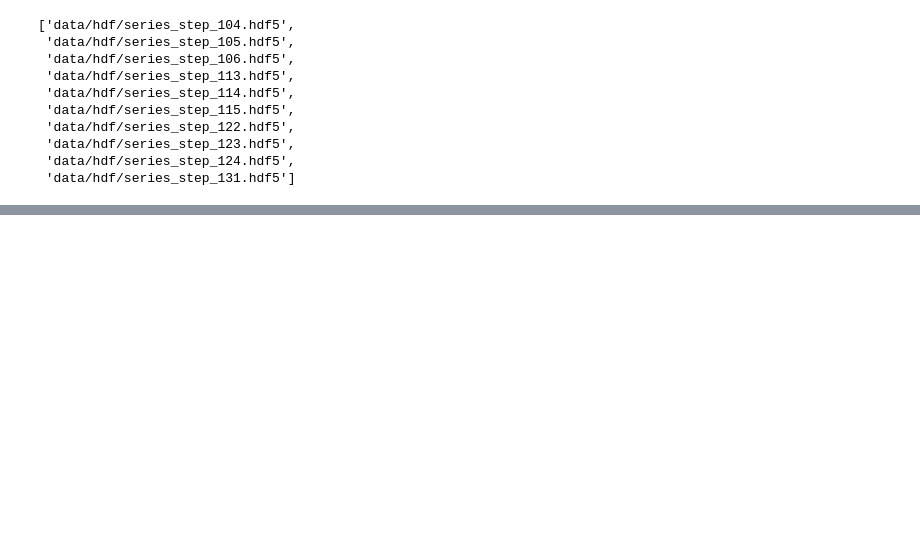
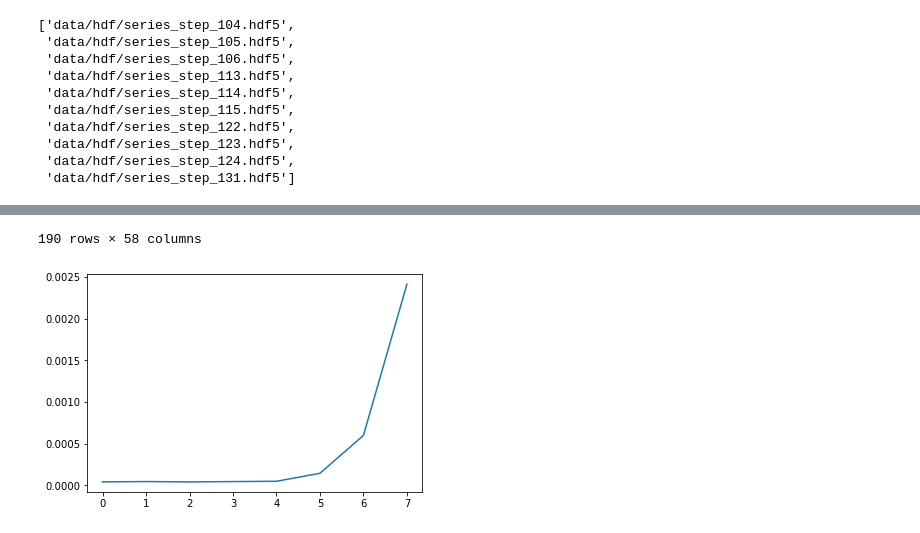
Before and after one commit to KMDE-10/DIC, a Jupyter notebook: HDF_import.ipynb, the cells around one changed output, grey strips where cells are left out. Saved outputs shown, nothing was run; the diff lists cells and outputs as text; code cells hidden in the pictures; blank space fills up the shorter version.

```diff
--- a/HDF_import.ipynb
+++ b/HDF_import.ipynb
@@ -371,0 +340,4 @@ plt.colorbar(imf)
+# %%
+display(MC_A_6xiii)
+mean_var_plot(brays)
+# %% [output]
@@ -371,0 +357,2 @@ plt.colorbar(imf)
+190 rows × 58 columns
+[figure, added]
```
Also changed, not shown: parts of 18 cells of this notebook, 2 other files.
